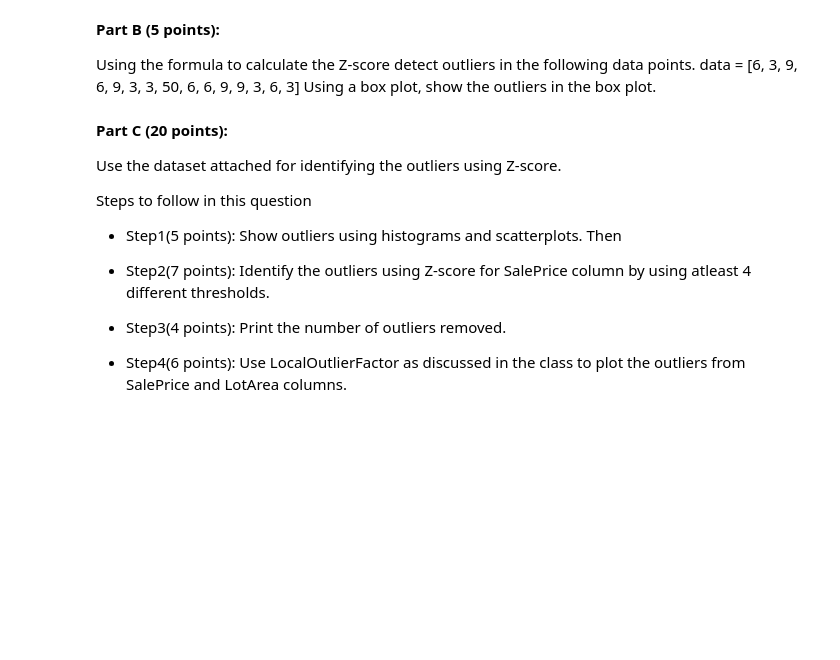
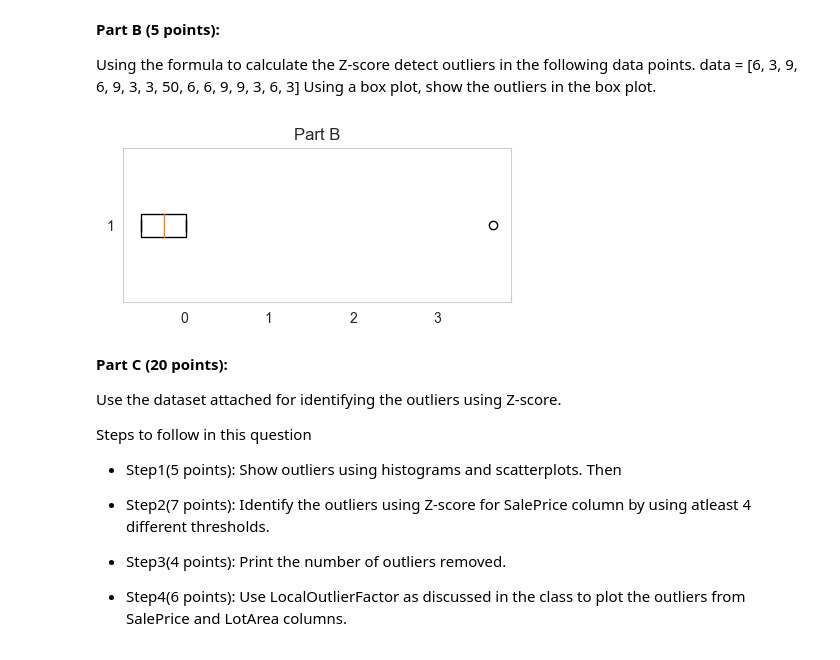
Before and after one commit to PdAlbedo/CS6140_Machine_Learning, a Jupyter notebook: A4/CS6140_A4_Q1_AnomalyDetection.ipynb, the cells around one changed output. Drawn from its saved outputs; the diff is of its cells as text; code cells hidden in the pictures; blank space fills up the shorter version.

```diff
--- a/A4/CS6140_A4_Q1_AnomalyDetection.ipynb
+++ b/A4/CS6140_A4_Q1_AnomalyDetection.ipynb
@@ -18,6 +35,21 @@ Using a box plot, show the outliers in the box plot.
 Using the formula to calculate the Z-score detect outliers in the following data points.
 data = [6, 3, 9, 6, 9, 3, 3, 50, 6, 6, 9, 9, 3, 6, 3]
 Using a box plot, show the outliers in the box plot.
+# %%
+data_B = np.array([6, 3, 9, 6, 9, 3, 3, 50, 6, 6, 9, 9, 3, 6, 3])
+data_B_mean = np.mean(data_B, axis = 0)
+data_B_std = np.std(data_B, axis = 0)
+data_B_z = (data_B - data_B_mean) / data_B_std
+
+df_B = pd.DataFrame(data_B_z)
+
+plt.figure(figsize = (5, 2))
+plt.boxplot(df_B, vert = False)
+plt.grid(False)
+plt.title('Part B')
+plt.show()
+# %% [output]
+[figure, added]
 # %% [markdown]
 **Part C (20 points):**
 
```
Also changed, not shown: parts of 14 cells of this notebook, 2 other files.
